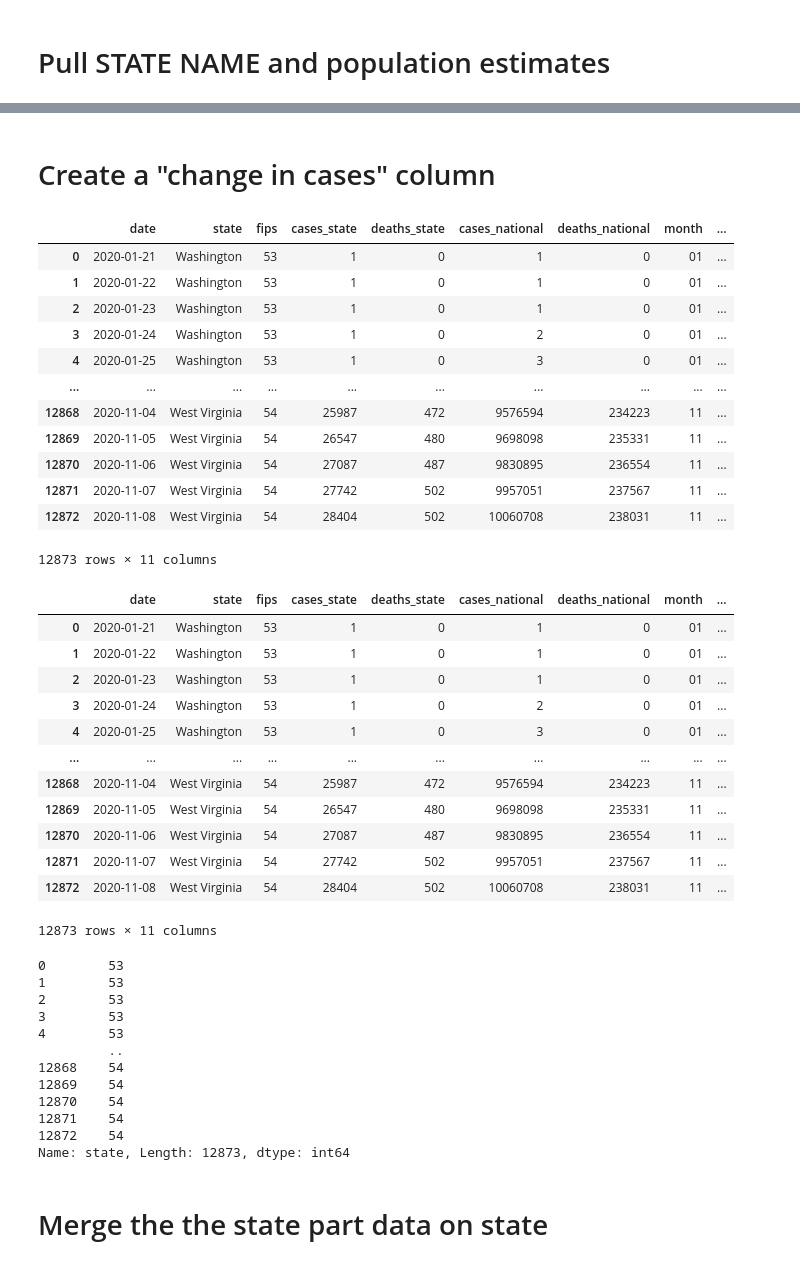
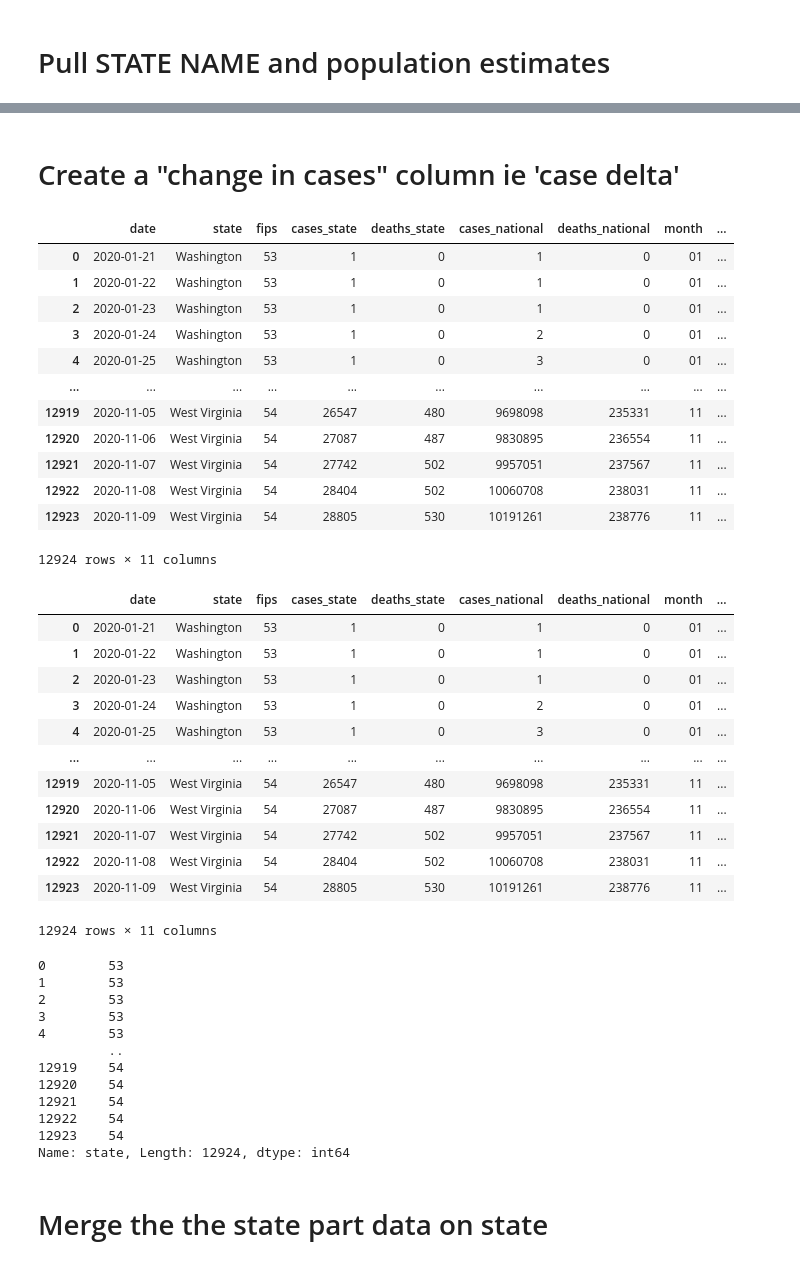
Before and after one commit to danvalen1/Corona-Employment, a Jupyter notebook: notebooks/tjh/geo-pol-covid-df-creation.ipynb, the cells around one changed output, grey strips where cells are left out. Saved outputs shown, nothing was run; the diff lists cells and outputs as text; code cells hidden in the pictures.

```diff
--- a/notebooks/tjh/geo-pol-covid-df-creation.ipynb
+++ b/notebooks/tjh/geo-pol-covid-df-creation.ipynb
@@ -86,3 +83,5 @@ df_us_total.head()
 # Pull STATE NAME and population estimates
 # %%
 df_state_data = state_population[['STATE', 'NAME', 'POPESTIMATE2019']]
+df_state_data.columns = ['fips','name', 'population']
+df_state_data
@@ -89,5 +106,5 @@ df_state_data = state_population[['STATE', 'NAME', 'POPESTIMATE2019']]
 # %% [markdown]
-# Create a "change in cases" column
+# Create a "change in cases" column ie 'case delta'
 # %%
 # Merge total cases with united states cases
 df_covid_total = df_covid.merge(df_us_total,
@@ -100,40 +117,40 @@ df_covid_total.date = pd.to_datetime(df_covid_total.date)
 
 # create a months column and then take the mean
 df_covid_total['month'] = df_covid_total.date.dt.strftime('%m')
 
 
 # April cases
 df_covid_total_april = df_covid_total[df_covid_total.month == '04']
-april_cases = df_covid_total_april.groupby(['state']).cases_state.mean()
+april_cases = df_covid_total_april.groupby(['state']).cases_state.mean() / df_covid_total_april.POPEST
 
 # July cases
 df_covid_total_july = df_covid_total[df_covid_total.month == '07']
 july_cases = df_covid_total_july.groupby(['state']).cases_state.mean()
 
 # Increase in Cases
 change_in_cases = july_cases - april_cases
 
 change_in_cases
 # df_covid_total['cases_state'] = cases_state
 # df_covid_total['deaths_state'] = deaths_state
 
 
 df_covid_pop = df_covid_total.merge(df_state_data, left_on= 'state', right_on='NAME')
 df_covid_pop
 # %% [output]
 |  | date | state | fips | cases_state | deaths_state | cases_national | deaths_national | month | ... |
 | 0 | 2020-01-21 | Washington | 53 | 1 | 0 | 1 | 0 | 01 | ... |
 | 1 | 2020-01-22 | Washington | 53 | 1 | 0 | 1 | 0 | 01 | ... |
 | 2 | 2020-01-23 | Washington | 53 | 1 | 0 | 1 | 0 | 01 | ... |
 | 3 | 2020-01-24 | Washington | 53 | 1 | 0 | 2 | 0 | 01 | ... |
 | 4 | 2020-01-25 | Washington | 53 | 1 | 0 | 3 | 0 | 01 | ... |
 | ... | ... | ... | ... | ... | ... | ... | ... | ... | ... |
-| 12868 | 2020-11-04 | West Virginia | 54 | 25987 | 472 | 9576594 | 234223 | 11 | ... |
-| 12869 | 2020-11-05 | West Virginia | 54 | 26547 | 480 | 9698098 | 235331 | 11 | ... |
-| 12870 | 2020-11-06 | West Virginia | 54 | 27087 | 487 | 9830895 | 236554 | 11 | ... |
-| 12871 | 2020-11-07 | West Virginia | 54 | 27742 | 502 | 9957051 | 237567 | 11 | ... |
-| 12872 | 2020-11-08 | West Virginia | 54 | 28404 | 502 | 10060708 | 238031 | 11 | ... |
+| 12919 | 2020-11-05 | West Virginia | 54 | 26547 | 480 | 9698098 | 235331 | 11 | ... |
+| 12920 | 2020-11-06 | West Virginia | 54 | 27087 | 487 | 9830895 | 236554 | 11 | ... |
+| 12921 | 2020-11-07 | West Virginia | 54 | 27742 | 502 | 9957051 | 237567 | 11 | ... |
+| 12922 | 2020-11-08 | West Virginia | 54 | 28404 | 502 | 10060708 | 238031 | 11 | ... |
+| 12923 | 2020-11-09 | West Virginia | 54 | 28805 | 530 | 10191261 | 238776 | 11 | ... |
-12873 rows × 11 columns
+12924 rows × 11 columns
 # %%
 df_covid_pop
 # %% [output]
@@ -144,12 +161,12 @@ df_covid_pop
 | 3 | 2020-01-24 | Washington | 53 | 1 | 0 | 2 | 0 | 01 | ... |
 | 4 | 2020-01-25 | Washington | 53 | 1 | 0 | 3 | 0 | 01 | ... |
 | ... | ... | ... | ... | ... | ... | ... | ... | ... | ... |
-| 12868 | 2020-11-04 | West Virginia | 54 | 25987 | 472 | 9576594 | 234223 | 11 | ... |
-| 12869 | 2020-11-05 | West Virginia | 54 | 26547 | 480 | 9698098 | 235331 | 11 | ... |
-| 12870 | 2020-11-06 | West Virginia | 54 | 27087 | 487 | 9830895 | 236554 | 11 | ... |
-| 12871 | 2020-11-07 | West Virginia | 54 | 27742 | 502 | 9957051 | 237567 | 11 | ... |
-| 12872 | 2020-11-08 | West Virginia | 54 | 28404 | 502 | 10060708 | 238031 | 11 | ... |
+| 12919 | 2020-11-05 | West Virginia | 54 | 26547 | 480 | 9698098 | 235331 | 11 | ... |
+| 12920 | 2020-11-06 | West Virginia | 54 | 27087 | 487 | 9830895 | 236554 | 11 | ... |
+| 12921 | 2020-11-07 | West Virginia | 54 | 27742 | 502 | 9957051 | 237567 | 11 | ... |
+| 12922 | 2020-11-08 | West Virginia | 54 | 28404 | 502 | 10060708 | 238031 | 11 | ... |
+| 12923 | 2020-11-09 | West Virginia | 54 | 28805 | 530 | 10191261 | 238776 | 11 | ... |
-12873 rows × 11 columns
+12924 rows × 11 columns
 # %%
 # Turn state delta into a dataframe
 
@@ -168,12 +185,12 @@ df_covid_pop_state_delta.iloc[:, 8]
 3        53
 4        53
          ..
-12868    54
-12869    54
-12870    54
-12871    54
-12872    54
-Name: state, Length: 12873, dtype: int64
+12919    54
+12920    54
+12921    54
+12922    54
+12923    54
+Name: state, Length: 12924, dtype: int64
 # %%
 columns = df_covid_pop_state_delta.columns.to_list()
 columns[8] = 'drop'
```
Also changed, not shown: parts of 22 cells of this notebook, 2 other files.
